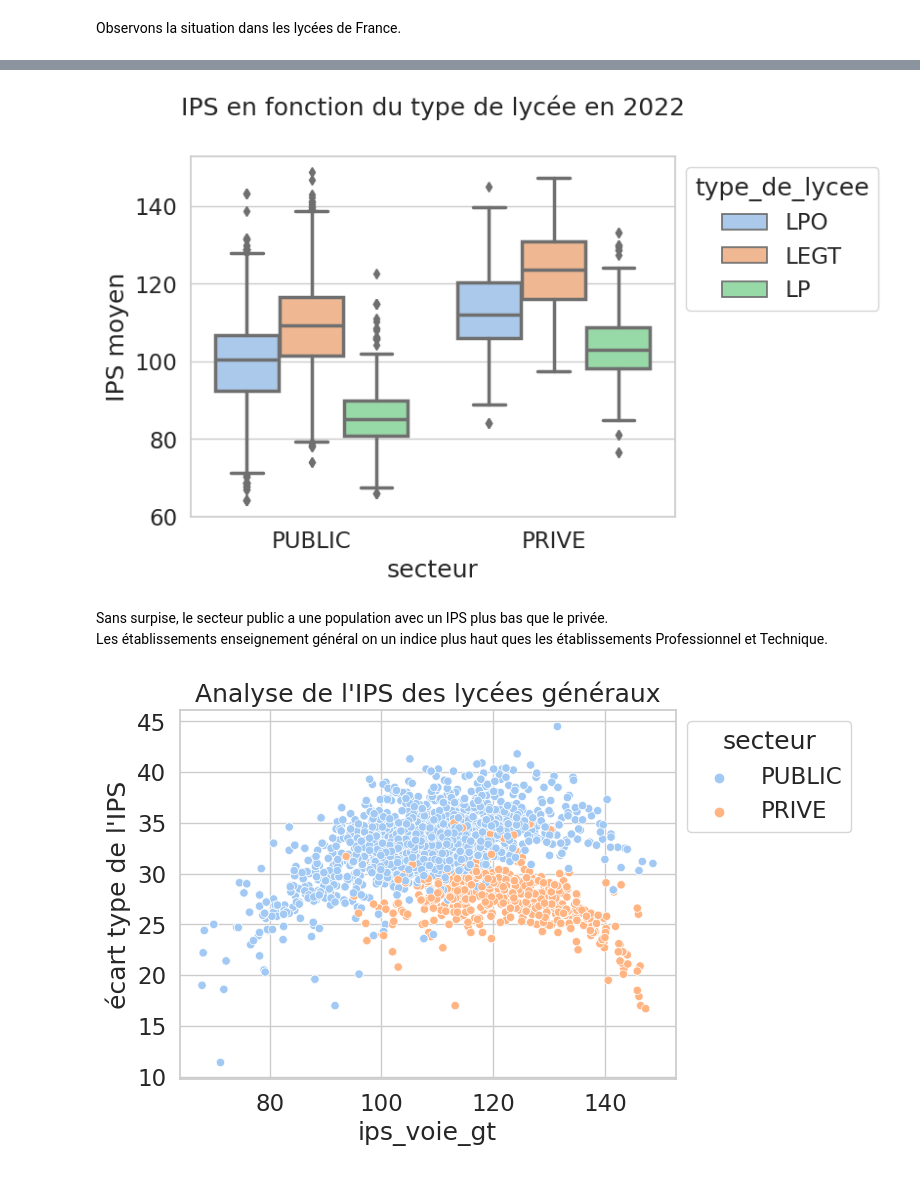
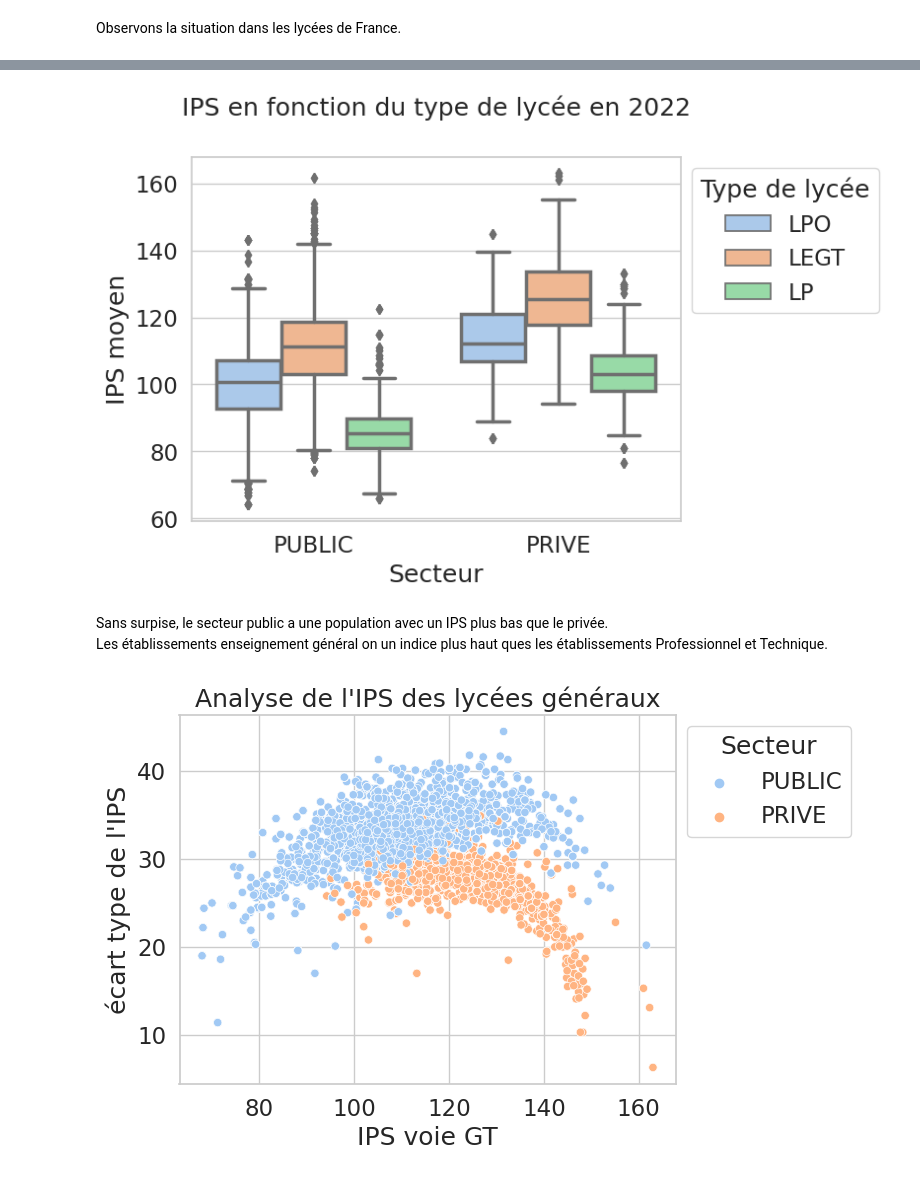
Before and after one commit to barrmath/data_educ, a Jupyter notebook: Analyse finale.ipynb, the cells around one changed output, grey strips where cells are left out. Saved outputs shown, nothing was run; the diff lists cells and outputs as text; code cells hidden in the pictures.

```diff
--- a/Analyse finale.ipynb
+++ b/Analyse finale.ipynb
@@ -341,13 +348,13 @@ Observons la situation dans les lycées de France.
 # %%
 # type de lycee ips et rentree :
 fig,ax = plt.subplots()
-sns.boxplot(data=lycee[lycee['rentree']==2022],x='secteur', y='ips_ensemble_gt_pro',hue='type_de_lycee',ax=ax)
+sns.boxplot(data=lycee[lycee['Rentrée scolaire']==2022],x='Secteur', y='IPS Ensemble GT-PRO',hue='Type de lycée',ax=ax)
 sns.move_legend(ax, "upper left", bbox_to_anchor=(1, 1))
 ax.set_title('IPS en fonction du type de lycée en 2022',pad=30)
 ax.set_ylabel("IPS moyen")
 plt.show()
 # %% [output]
-[figure, old version]
+[figure, new version]
 # %% [markdown]
 Sans surpise, le secteur public a une population avec un IPS plus bas que le privée.<br>
 Les établissements enseignement général on un indice plus haut ques les établissements Professionnel et Technique.<br>
@@ -359,11 +361,11 @@ Les établissements enseignement général on un indice plus haut ques les étab
 # %%
 fig,ax = plt.subplots()
-sns.scatterplot(data=lycee,x='ips_voie_gt',y='ecart_type_de_l_ips_voie_gt',hue='secteur',ax=ax)
+sns.scatterplot(data=lycee,x='IPS voie GT',y="Ecart-type de l'IPS voie GT",hue='Secteur',ax=ax)
 sns.move_legend(ax, "upper left", bbox_to_anchor=(1, 1))
 ax.set_ylabel("écart type de l'IPS")
 ax.set_title("Analyse de l'IPS des lycées généraux")
 plt.show()
 # %% [output]
-[figure, old version]
+[figure, new version]
 # %%
 fig,ax = plt.subplots()
```
Also changed, not shown: parts of 5 cells of this notebook, 1 other file.
